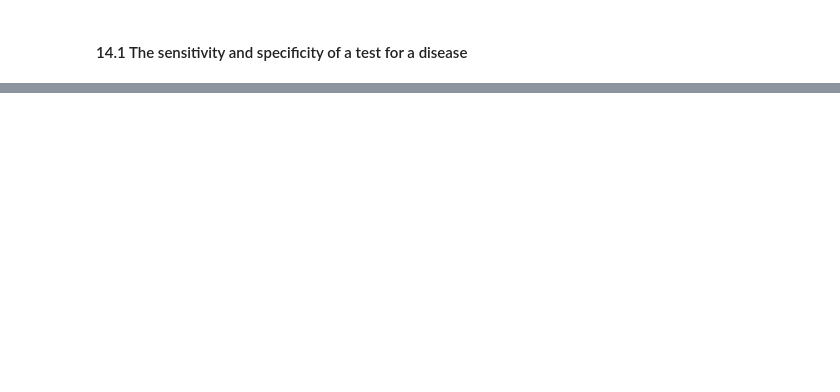
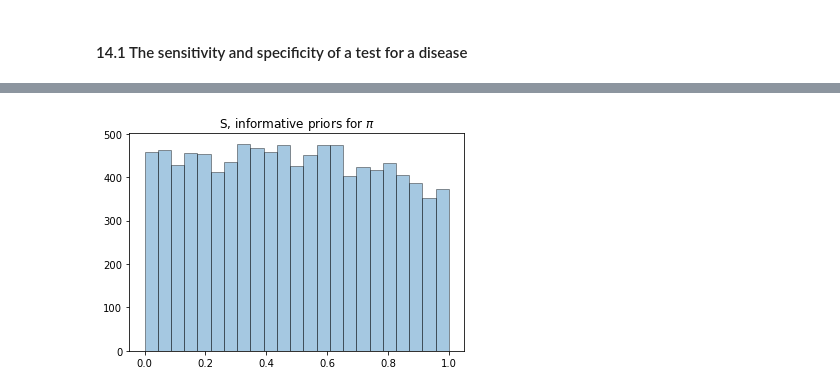
Before and after one commit to sendivogius/plAIground, a Jupyter notebook: bayes/14.1 Gibbs sampling.ipynb, the cells around one changed output, grey strips where cells are left out. Saved outputs shown, nothing was run; the diff lists cells and outputs as text; code cells hidden in the pictures; blank space fills up the shorter version.

```diff
--- a/bayes/14.1 Gibbs sampling.ipynb
+++ b/bayes/14.1 Gibbs sampling.ipynb
@@ -85,0 +57,6 @@ sns.distplot(chains[3], kde=False, hist_kws={"edgecolor": "k"})
+# %%
+pi, S, C = sampler(a, b, 1, 10, 1, 1, 1, 1)
+# %%
+plot_hist(S, 'S, informative priors for $\pi$')
+# %% [output]
+[figure, added]
```
Also changed, not shown: parts of 39 cells of this notebook.
